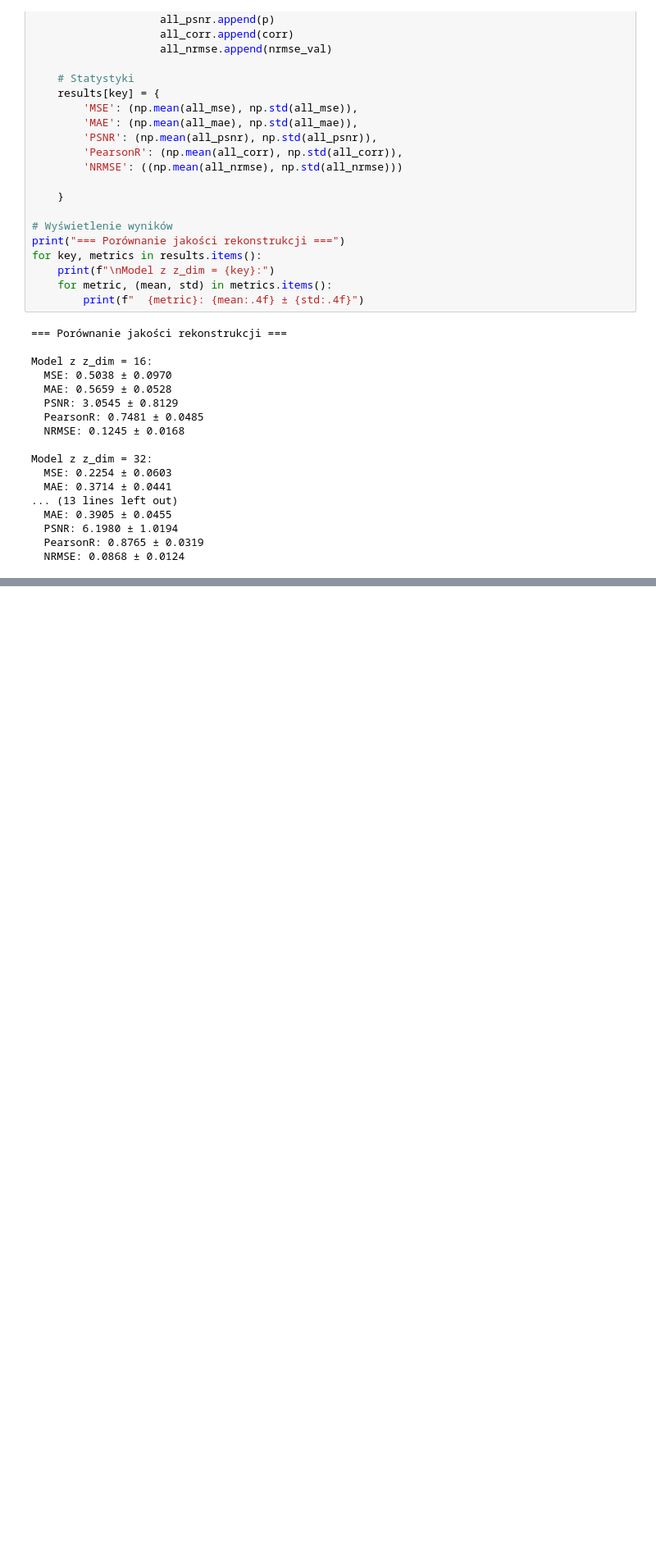
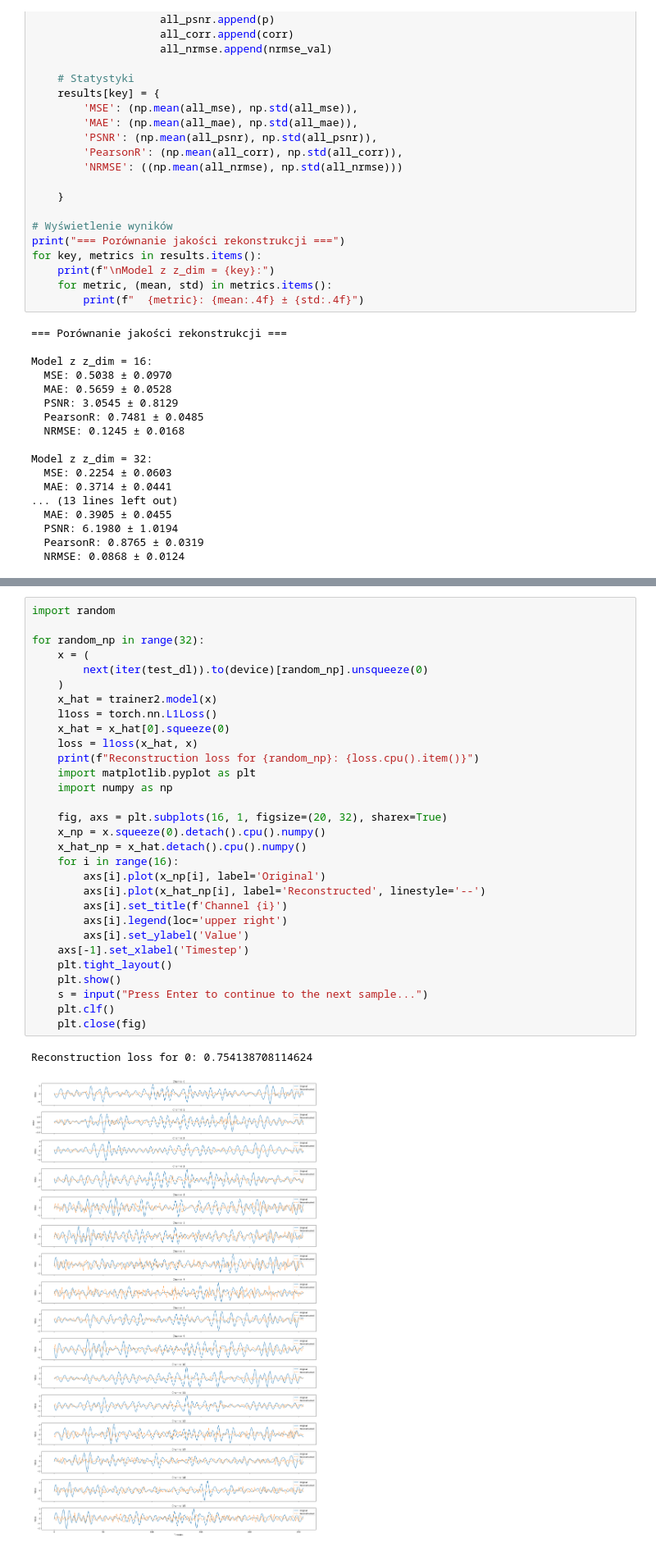
Before and after one commit to Nightbaka/mind-reader, a Jupyter notebook: experiments/vaeeg_experiments.ipynb, the cells around one changed output, grey strips where cells are left out. Shown at 82% size. Cells and saved outputs as stored; diff of their text form; blank space fills up the shorter version.

```diff
--- a/experiments/vaeeg_experiments.ipynb
+++ b/experiments/vaeeg_experiments.ipynb
@@ -274,0 +499,33 @@ Model z z_dim = 32:
+# %%
+import random
+
+for random_np in range(32):
+    x = (
+        next(iter(test_dl)).to(device)[random_np].unsqueeze(0)
+    )
+    x_hat = trainer2.model(x)
+    l1oss = torch.nn.L1Loss()
+    x_hat = x_hat[0].squeeze(0)
+    loss = l1oss(x_hat, x)
+    print(f"Reconstruction loss for {random_np}: {loss.cpu().item()}")
+    import matplotlib.pyplot as plt
+    import numpy as np
+
+    fig, axs = plt.subplots(16, 1, figsize=(20, 32), sharex=True)
+    x_np = x.squeeze(0).detach().cpu().numpy()
+    x_hat_np = x_hat.detach().cpu().numpy()
+    for i in range(16):
+        axs[i].plot(x_np[i], label='Original')
+        axs[i].plot(x_hat_np[i], label='Reconstructed', linestyle='--')
+        axs[i].set_title(f'Channel {i}')
+        axs[i].legend(loc='upper right')
+        axs[i].set_ylabel('Value')
+    axs[-1].set_xlabel('Timestep')
+    plt.tight_layout()
+    plt.show()
+    s = input("Press Enter to continue to the next sample...")
+    plt.clf()
+    plt.close(fig)
+# %% [output]
+Reconstruction loss for 0: 0.754138708114624
+[figure, added]
```
Also changed, not shown: parts of 12 cells of this notebook, 1 other file.
